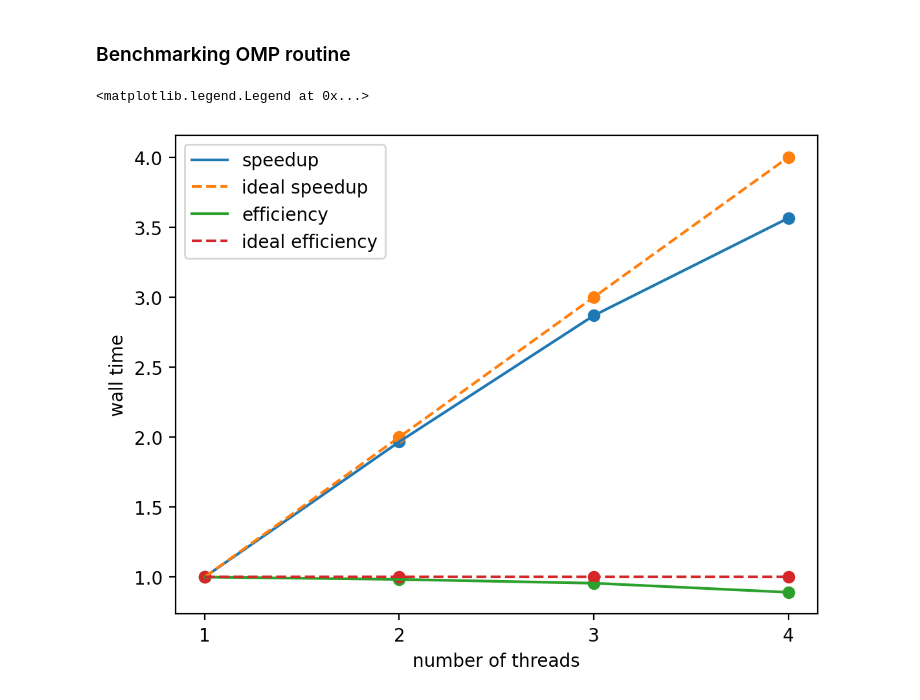
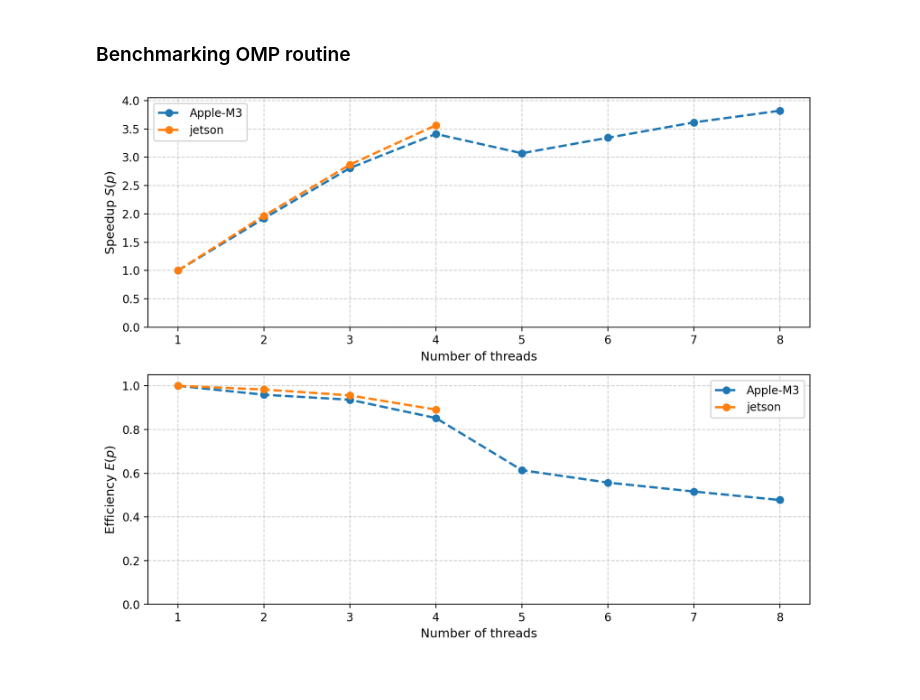
Before and after one commit to RaffaeleSabatini/Thermal-diffusion-simulation, a Jupyter notebook: plots.ipynb, the cells around one changed output. Drawn from its saved outputs; the diff is of its cells as text; code cells hidden in the pictures.

```diff
--- a/plots.ipynb
+++ b/plots.ipynb
@@ -86,39 +86,50 @@ plt.show()
 # %% [markdown]
 ### Benchmarking OMP routine
 # %%
-data_files = sorted(glb.glob("thread-scaling/*"))
-n_threads = len(data_files)
-wall_time = np.zeros(n_threads)
-for i, df in enumerate(data_files):
-    data = pd.read_csv(df, sep=" ")
-    wall_time[i] = data["elapsed-time"].iloc[-1]
+def nice_plot(axis, x, y, label, ls):
+    axis.grid(True, linestyle="--", alpha=0.6)
+    axis.plot(x, y, label=label, linestyle=ls, marker="o", linewidth=2, markersize=6)
+    axis.set_xlabel("Number of threads", fontsize=11)
 
-speedup = wall_time[0]/wall_time
-thr_num = np.arange(n_threads)+1
-efficiency = speedup/thr_num
 
-fig, ax = plt.subplots(dpi=200)
-ax.plot(thr_num, speedup, label="speedup")
-ax.scatter(thr_num, speedup)
+directories = glb.glob("thread-scaling-*")
+n_threads = [4, 8]
+wall_time_jet = np.zeros(n_threads[0])
+wall_time_mac = np.zeros(n_threads[1])
 
-ax.plot(thr_num, thr_num, "--", label="ideal speedup")
-ax.scatter(thr_num, thr_num)
+for dir in directories:
+    data_files = sorted(glb.glob(dir+"/*"))
+    for i, df in enumerate(data_files):
+        data = pd.read_csv(df, sep=" ")
 
-ax.plot(thr_num, efficiency, label="efficiency")
-ax.scatter(thr_num, efficiency)
+        if dir.split("thread-scaling-")[1] == "mac":
+            wall_time_mac[i] = data["elapsed-time"].iloc[-1]
+        else:
+            wall_time_jet[i] = data["elapsed-time"].iloc[-1]
 
-ax.plot(thr_num, np.ones(shape=n_threads), "--", label="ideal efficiency")
-ax.scatter(thr_num, np.ones(shape=n_threads))
+fig, axes = plt.subplots(nrows=2, figsize=(9,7), dpi=200)
+wall_time = [wall_time_mac, wall_time_jet]
+for name, n_thr, wt in zip(("Apple-M3", "jetson"), (8, 4), wall_time):
+    # Plot 1: speedup
+    speedup = wt[0]/wt
+    thr_num = np.arange(n_thr)+1
+    nice_plot(axes[0], thr_num, speedup, f"{name}", "--")
 
-ax.set_xticks(thr_num)
+    # Plot 2: efficiency
+    efficiency = speedup/thr_num
+    nice_plot(axes[1], thr_num, efficiency, f"{name}", "--")
 
-plt.xlabel("number of threads")
-plt.ylabel("wall time")
-plt.legend()
+axes[0].set_ylabel("Speedup $S(p)$", fontsize=11)
+axes[0].set_ylim(0, 4.05)
+axes[0].legend(frameon=True, facecolor="white", framealpha=0.9)
 
-#
-# Da fare confronto con mac su stessi grafici (2 axes: uno per speedup e uno per effic)
-#
+axes[1].set_ylabel("Efficiency $E(p)$", fontsize=11)
+axes[1].set_ylim(0, 1.05)  # L'efficienza teorica sta tra 0 e 1
+axes[1].legend(frameon=True, facecolor="white", framealpha=0.9)
+
+axes[0].set_xticks(np.arange(1, 9))
+axes[1].set_xticks(np.arange(1, 9))
+
+plt.tight_layout()
 # %% [output]
-<matplotlib.legend.Legend at 0x...>
-[figure, old version]
+[figure, new version]
```
Also changed, not shown: 13 other files.
